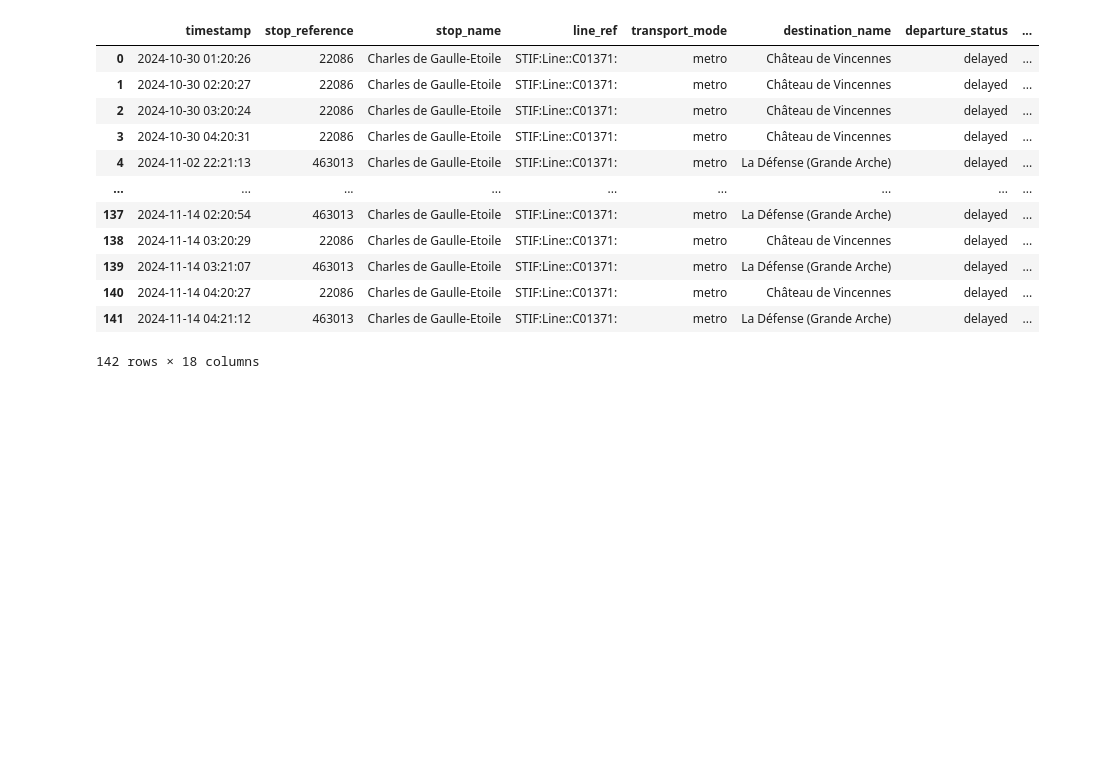
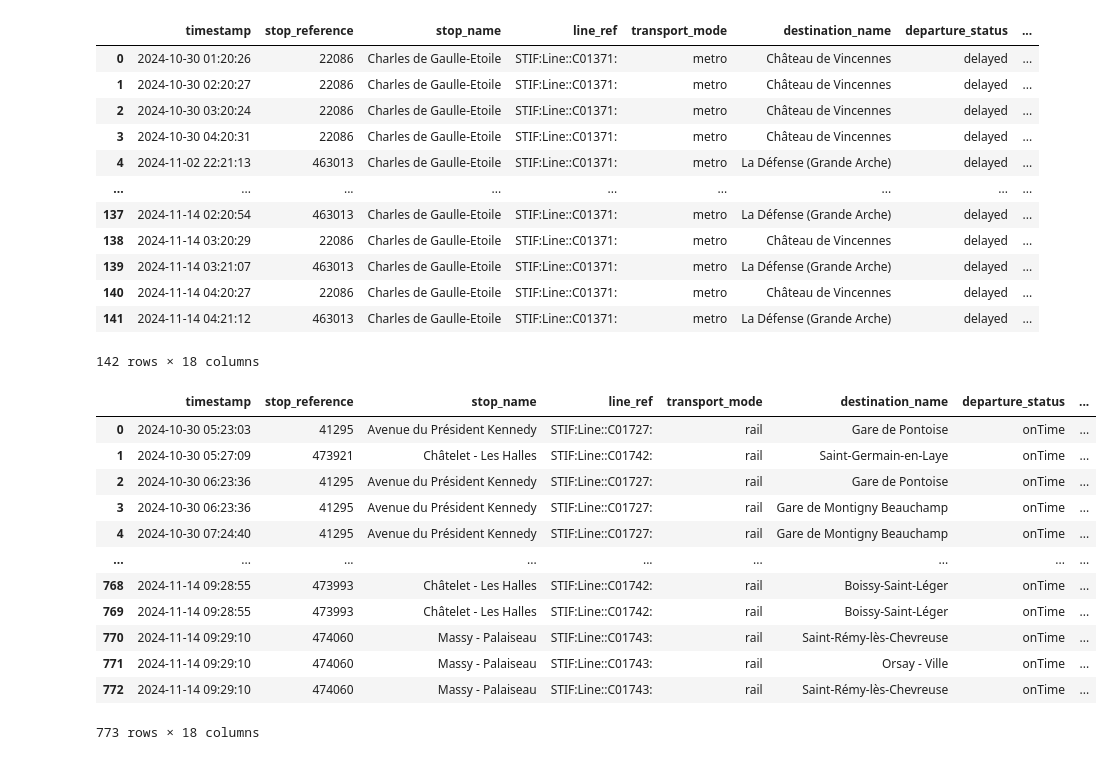
Before and after one commit to GraceBeyoko/Predicting-metro-delays, a Jupyter notebook: Cleaning.ipynb, the cells around one changed output. Saved outputs shown, nothing was run; the diff lists cells and outputs as text; code cells hidden in the pictures; blank space fills up the shorter version.

```diff
--- a/Cleaning.ipynb
+++ b/Cleaning.ipynb
@@ -6,6 +6,7 @@ import os
 # %%
 df_lines = pd.read_csv('referentiel-des-lignes.csv', sep=';')
 delays_m = pd.read_csv("metro_delays.csv")
+delays_r = pd.read_csv("rail_delays.csv")
 # %%
 line_refs = df_lines[(~df_lines['TransportSubmode'].isin(['suburbanRailway', 'regionalRail', 'railShuttle']))]
 line_refs = line_refs[['ID_Line', 'TransportMode', 'Name_Line']]
@@ -73,3 +74,20 @@ merged_df
 | 140 | 2024-11-14 04:20:27 | 22086 | Charles de Gaulle-Etoile | STIF:Line::C01371: | metro | Château de Vincennes | delayed | ... |
 | 141 | 2024-11-14 04:21:12 | 463013 | Charles de Gaulle-Etoile | STIF:Line::C01371: | metro | La Défense (Grande Arche) | delayed | ... |
 142 rows × 18 columns
+# %%
+merged_df_rer = pd.merge(delays_r, filtered_data, left_on='stop_reference', right_on='ArRId')
+merged_df_rer
+# %% [output]
+|  | timestamp | stop_reference | stop_name | line_ref | transport_mode | destination_name | departure_status | ... |
+| 0 | 2024-10-30 05:23:03 | 41295 | Avenue du Président Kennedy | STIF:Line::C01727: | rail | Gare de Pontoise | onTime | ... |
+| 1 | 2024-10-30 05:27:09 | 473921 | Châtelet - Les Halles | STIF:Line::C01742: | rail | Saint-Germain-en-Laye | onTime | ... |
+| 2 | 2024-10-30 06:23:36 | 41295 | Avenue du Président Kennedy | STIF:Line::C01727: | rail | Gare de Pontoise | onTime | ... |
+| 3 | 2024-10-30 06:23:36 | 41295 | Avenue du Président Kennedy | STIF:Line::C01727: | rail | Gare de Montigny Beauchamp | onTime | ... |
+| 4 | 2024-10-30 07:24:40 | 41295 | Avenue du Président Kennedy | STIF:Line::C01727: | rail | Gare de Montigny Beauchamp | onTime | ... |
+| ... | ... | ... | ... | ... | ... | ... | ... | ... |
+| 768 | 2024-11-14 09:28:55 | 473993 | Châtelet - Les Halles | STIF:Line::C01742: | rail | Boissy-Saint-Léger | onTime | ... |
+| 769 | 2024-11-14 09:28:55 | 473993 | Châtelet - Les Halles | STIF:Line::C01742: | rail | Boissy-Saint-Léger | onTime | ... |
+| 770 | 2024-11-14 09:29:10 | 474060 | Massy - Palaiseau | STIF:Line::C01743: | rail | Saint-Rémy-lès-Chevreuse | onTime | ... |
+| 771 | 2024-11-14 09:29:10 | 474060 | Massy - Palaiseau | STIF:Line::C01743: | rail | Orsay - Ville | onTime | ... |
+| 772 | 2024-11-14 09:29:10 | 474060 | Massy - Palaiseau | STIF:Line::C01743: | rail | Saint-Rémy-lès-Chevreuse | onTime | ... |
+773 rows × 18 columns
```
Also changed, not shown: parts of 1 cell of this notebook.
